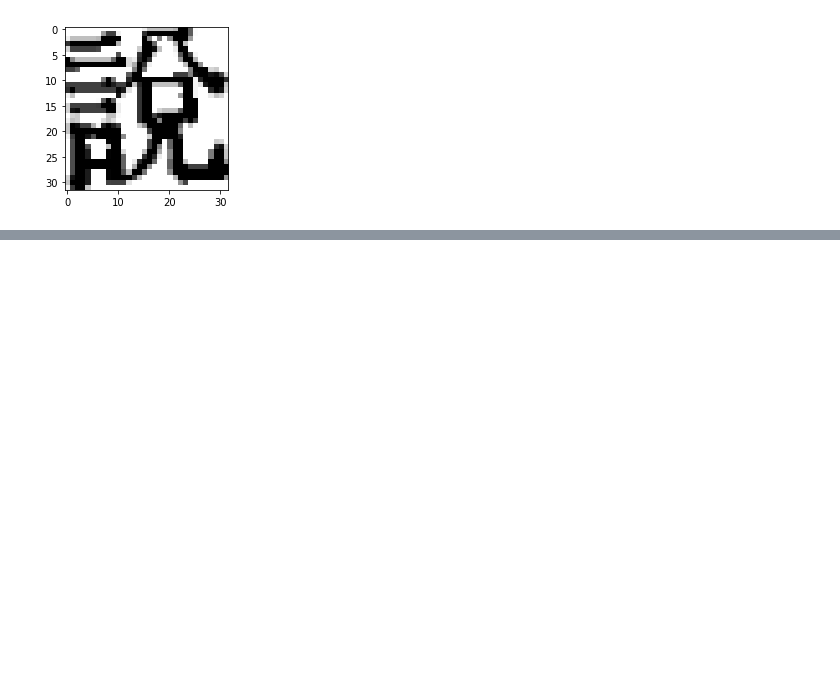
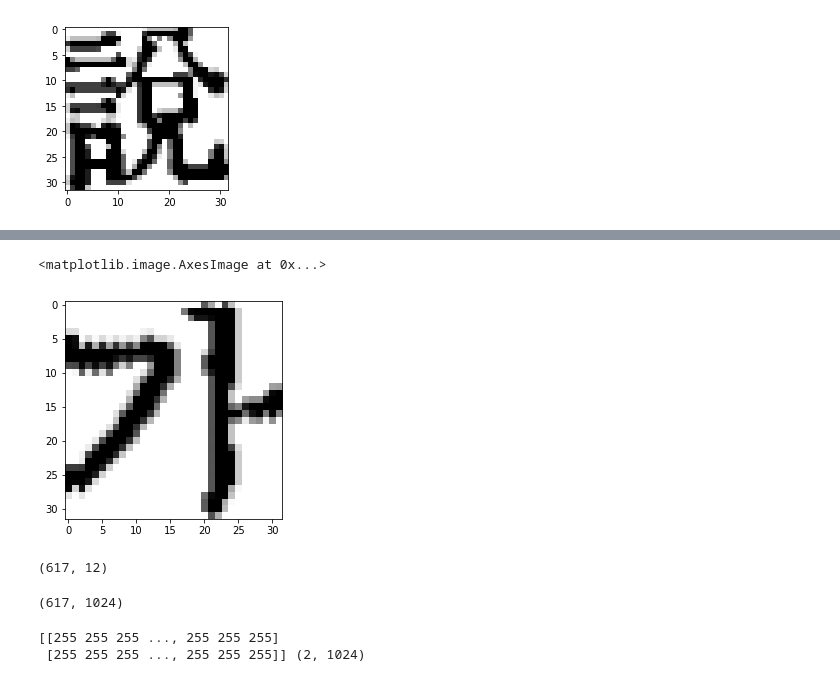
Before and after one commit to yongduek/WayneProject, a Jupyter notebook: viewdata.ipynb, the cells around one changed output, grey strips where cells are left out. Cells and saved outputs as stored; diff of their text form; code cells hidden in the pictures; blank space fills up the shorter version.

```diff
--- a/viewdata.ipynb
+++ b/viewdata.ipynb
@@ -125,0 +139,2 @@ imshow('image display', img)
+# %%
+rkdf = df.loc[df['code'] == '가']
@@ -125,0 +179,3 @@ imshow('image display', img)
+# %%
+# create a new column named 'images'
+rkdf = rkdf.assign (images = imgs)
@@ -125,0 +188,25 @@ imshow('image display', img)
+# %%
+plt.imshow (rkdf['images'].iloc[110], cmap='gray')
+# %% [output]
+<matplotlib.image.AxesImage at 0x...>
+[figure, added]
+# %%
+rkdf.shape
+# %% [output]
+(617, 12)
+# %%
+dstack = []
+for i in range (rkdf['images'].shape[0]):
+    dstack.append (rkdf['images'].iloc[i].reshape(-1))
+rkdata = np.vstack (dstack)
+rkdata.shape
+# %% [output]
+(617, 1024)
+# %%
+a = rkdf['images'].iloc[0].reshape(-1)
+a.shape
+s = np.vstack ((a,a))
+print (s, s.shape)
+# %% [output]
+[[255 255 255 ..., 255 255 255]
+ [255 255 255 ..., 255 255 255]] (2, 1024)
```
Also changed, not shown: parts of 43 cells of this notebook, 1 other file.
